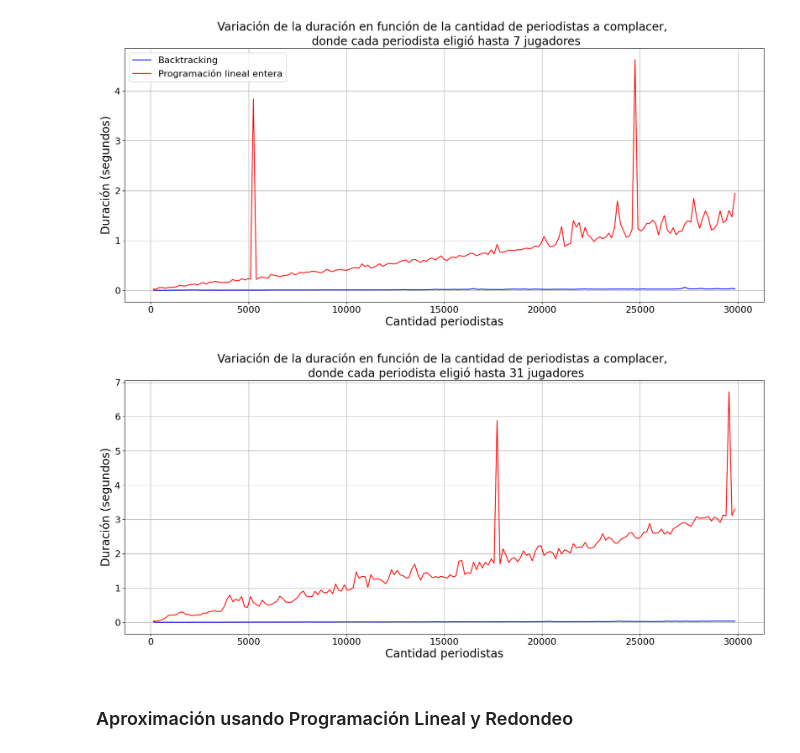
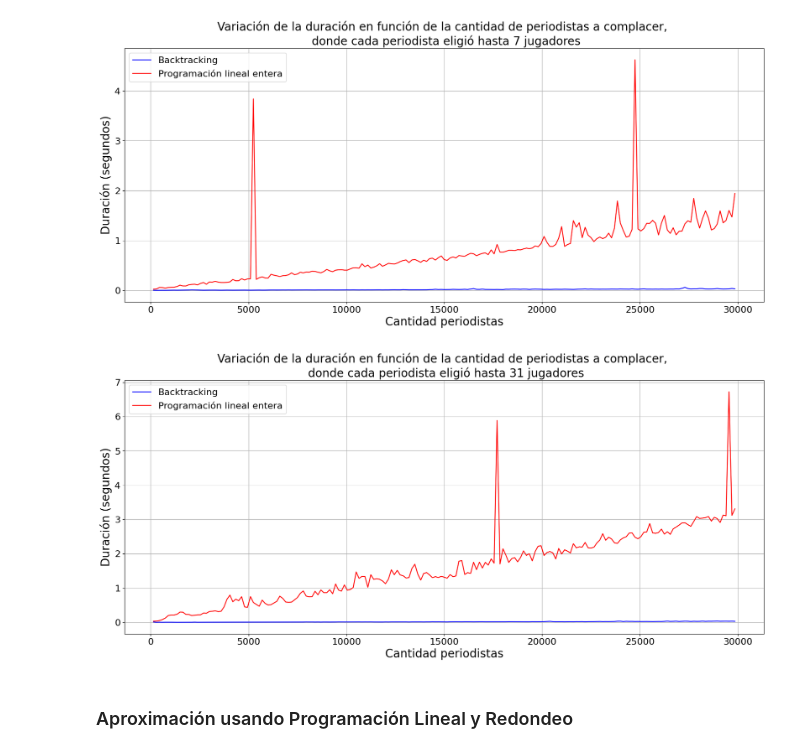
Before and after one commit to valenadels/TDA-I-Fiuba, a Jupyter notebook: TP3/TP3.ipynb, the cells around one changed output. Drawn from its saved outputs; the diff is of its cells as text; code cells hidden in the pictures.

```diff
--- a/TP3/TP3.ipynb
+++ b/TP3/TP3.ipynb
@@ -509,16 +528,17 @@ plt.show()
 # %%
 plt.figure(figsize=(20, 8))
 plt.plot(cantidad_periodistas, tiempos_ejecucion_perfo_31, color='blue', label='Backtracking')
 plt.plot(cantidad_periodistas, tiempos_ejecucion_perfo_31_lp, color='red', label='Programación lineal entera')
 plt.xlabel('Cantidad periodistas', fontsize=20)
 plt.ylabel('Duración (segundos)', fontsize=20)
 plt.title('Variación de la duración en función de la cantidad de periodistas a complacer, \n donde cada periodista eligió hasta 31 jugadores', fontsize=20)
 plt.grid(True)
+plt.legend(fontsize=16)
 plt.xticks(fontsize=16)
 plt.yticks(fontsize=16)
 plt.show()
 # %% [output]
-[figure, old version]
+[figure, new version]
 # %% [markdown]
 ### Aproximación usando Programación Lineal y Redondeo
 # %%
```
Also changed, not shown: parts of 4 cells of this notebook.
